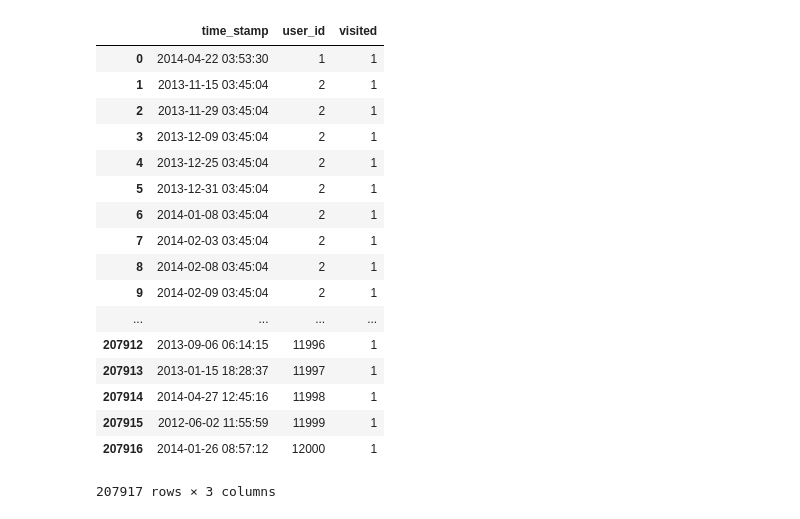
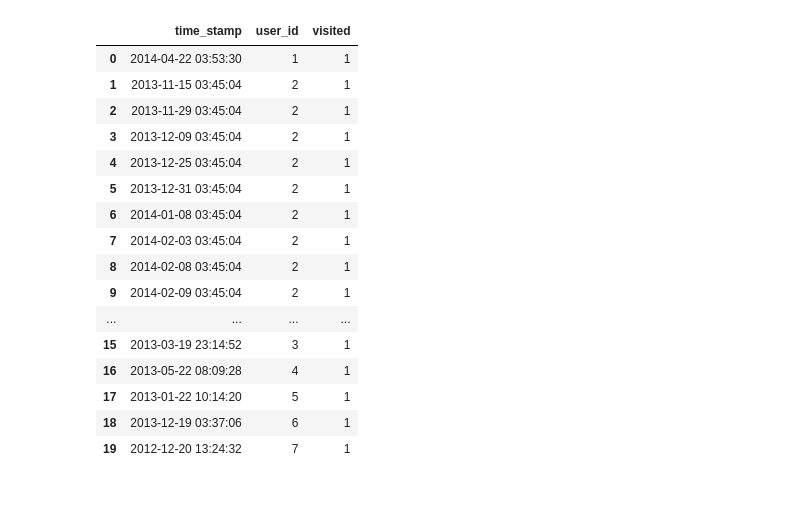
Before and after one commit to taylorcoder/Springboard, a Jupyter notebook: relax.ipynb, the cells around one changed output. Cells and saved outputs as stored; diff of their text form; code cells hidden in the pictures.

```diff
--- a/relax.ipynb
+++ b/relax.ipynb
@@ -29,22 +26,21 @@ print(df_users.head())
 df_user_engagement = df_user_engagement.sort_values(by = ['user_id', 'time_stamp'])
 # %%
-df_user_engagement
+df_user_engagement.head(20)
 # %% [output]
 |  | time_stamp | user_id | visited |
 | 0 | 2014-04-22 03:53:30 | 1 | 1 |
 | 1 | 2013-11-15 03:45:04 | 2 | 1 |
 | 2 | 2013-11-29 03:45:04 | 2 | 1 |
 | 3 | 2013-12-09 03:45:04 | 2 | 1 |
 | 4 | 2013-12-25 03:45:04 | 2 | 1 |
 | 5 | 2013-12-31 03:45:04 | 2 | 1 |
 | 6 | 2014-01-08 03:45:04 | 2 | 1 |
 | 7 | 2014-02-03 03:45:04 | 2 | 1 |
 | 8 | 2014-02-08 03:45:04 | 2 | 1 |
 | 9 | 2014-02-09 03:45:04 | 2 | 1 |
 | ... | ... | ... | ... |
-| 207912 | 2013-09-06 06:14:15 | 11996 | 1 |
-| 207913 | 2013-01-15 18:28:37 | 11997 | 1 |
-| 207914 | 2014-04-27 12:45:16 | 11998 | 1 |
-| 207915 | 2012-06-02 11:55:59 | 11999 | 1 |
-| 207916 | 2014-01-26 08:57:12 | 12000 | 1 |
+| 15 | 2013-03-19 23:14:52 | 3 | 1 |
+| 16 | 2013-05-22 08:09:28 | 4 | 1 |
+| 17 | 2013-01-22 10:14:20 | 5 | 1 |
+| 18 | 2013-12-19 03:37:06 | 6 | 1 |
+| 19 | 2012-12-20 13:24:32 | 7 | 1 |
-207917 rows × 3 columns
```
Also changed, not shown: parts of 31 cells of this notebook.
